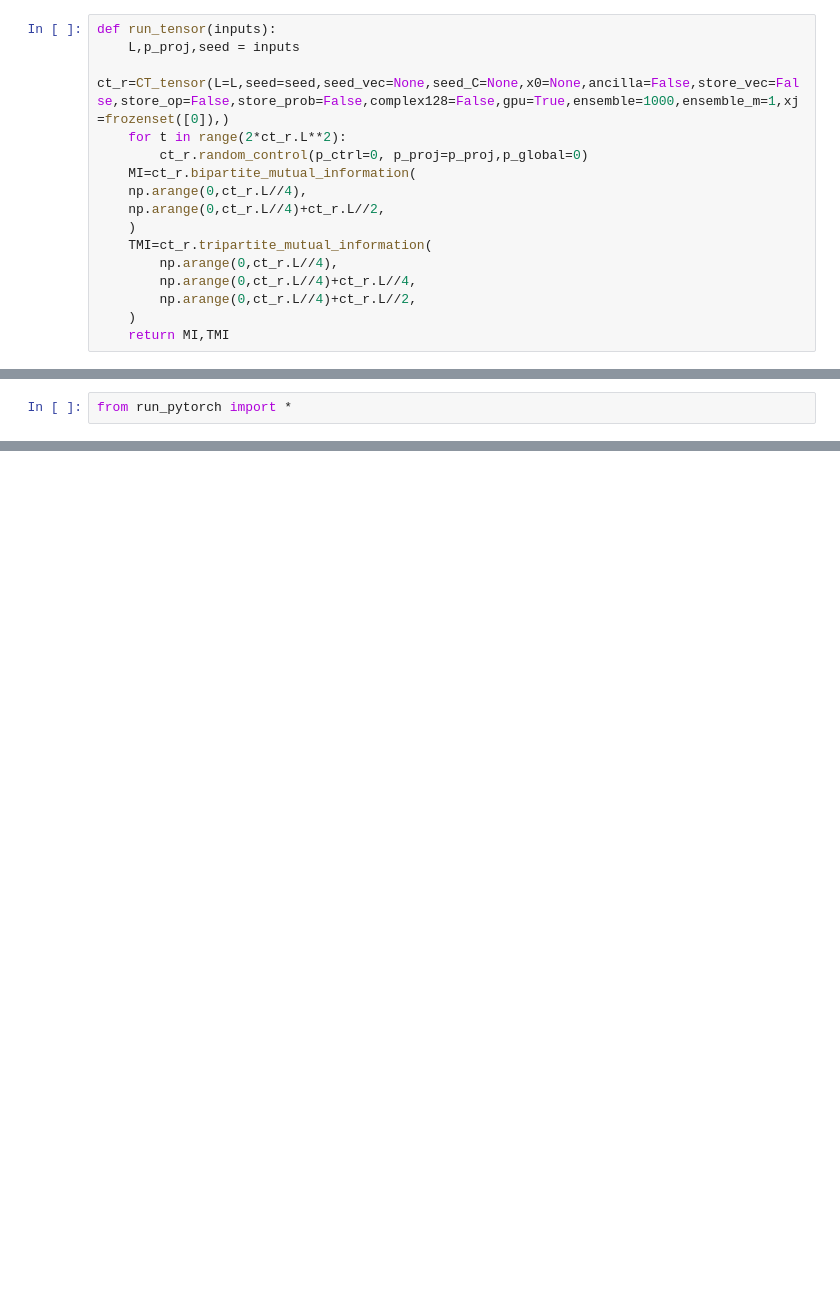
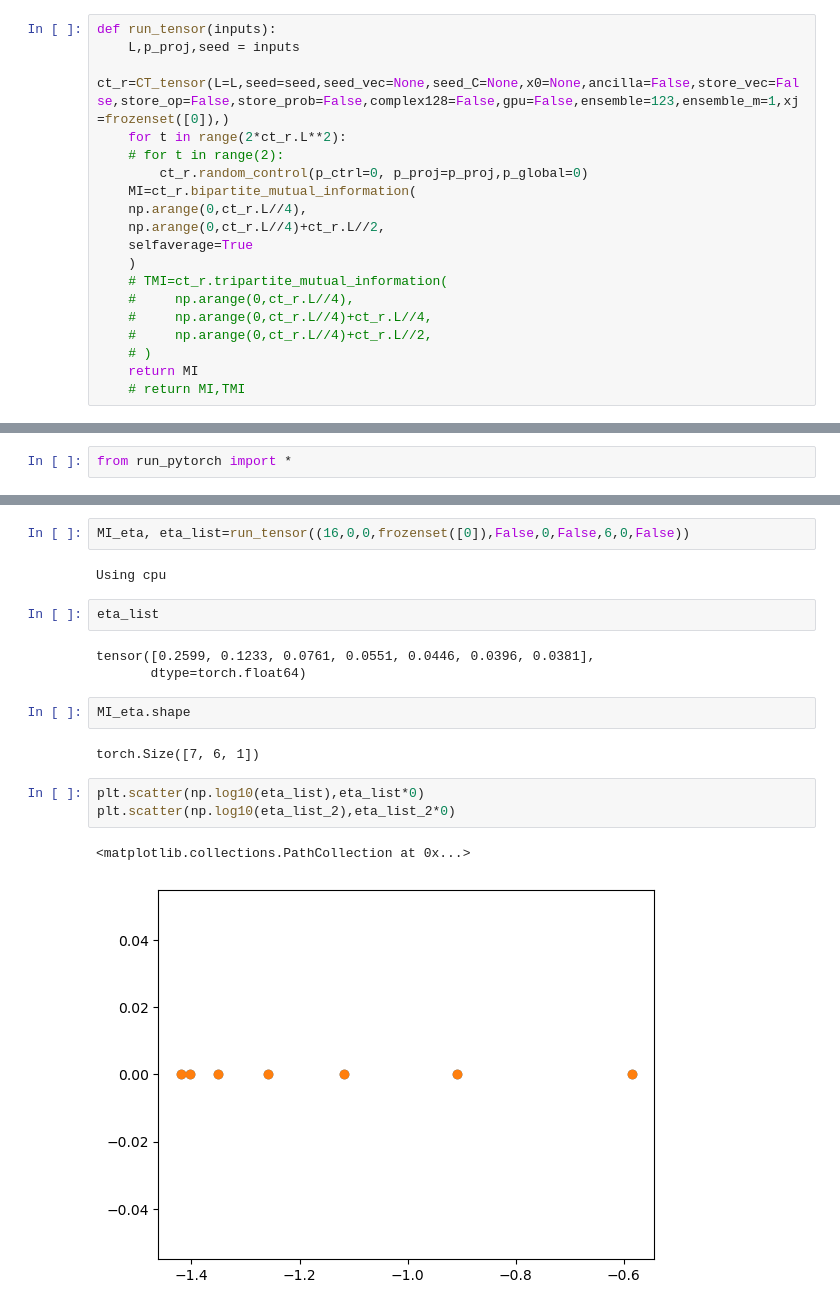
Before and after one commit to hainingpan/crossratio_CFT, a Jupyter notebook: test.ipynb, the cells around one changed output, grey strips where cells are left out. Drawn from its saved outputs; the diff is of its cells as text; blank space fills up the shorter version.

```diff
--- a/test.ipynb
+++ b/test.ipynb
@@ -142,16 +142,19 @@ ax.legend()
 # %%
 def run_tensor(inputs):
     L,p_proj,seed = inputs
-    ct_r=CT_tensor(L=L,seed=seed,seed_vec=None,seed_C=None,x0=None,ancilla=False,store_vec=False,store_op=False,store_prob=False,complex128=False,gpu=True,ensemble=1000,ensemble_m=1,xj=frozenset([0]),)
+    ct_r=CT_tensor(L=L,seed=seed,seed_vec=None,seed_C=None,x0=None,ancilla=False,store_vec=False,store_op=False,store_prob=False,complex128=False,gpu=False,ensemble=123,ensemble_m=1,xj=frozenset([0]),)
     for t in range(2*ct_r.L**2):
+    # for t in range(2):
         ct_r.random_control(p_ctrl=0, p_proj=p_proj,p_global=0)
     MI=ct_r.bipartite_mutual_information(
     np.arange(0,ct_r.L//4),
     np.arange(0,ct_r.L//4)+ct_r.L//2,
+    selfaverage=True
     )
-    TMI=ct_r.tripartite_mutual_information(
-        np.arange(0,ct_r.L//4),
-        np.arange(0,ct_r.L//4)+ct_r.L//4,
-        np.arange(0,ct_r.L//4)+ct_r.L//2,
-    )
-    return MI,TMI
+    # TMI=ct_r.tripartite_mutual_information(
+    #     np.arange(0,ct_r.L//4),
+    #     np.arange(0,ct_r.L//4)+ct_r.L//4,
+    #     np.arange(0,ct_r.L//4)+ct_r.L//2,
+    # )
+    return MI
+    # return MI,TMI
@@ -266,0 +288,19 @@ from run_pytorch import *
+# %%
+MI_eta, eta_list=run_tensor((16,0,0,frozenset([0]),False,0,False,6,0,False))
+# %% [output]
+Using cpu
+# %%
+eta_list
+# %% [output]
+tensor([0.2599, 0.1233, 0.0761, 0.0551, 0.0446, 0.0396, 0.0381],
+       dtype=torch.float64)
+# %%
+MI_eta.shape
+# %% [output]
+torch.Size([7, 6, 1])
+# %%
+plt.scatter(np.log10(eta_list),eta_list*0)
+plt.scatter(np.log10(eta_list_2),eta_list_2*0)
+# %% [output]
+<matplotlib.collections.PathCollection at 0x...>
+[figure, added]
```
Also changed, not shown: parts of 13 cells of this notebook, 1 other file.
